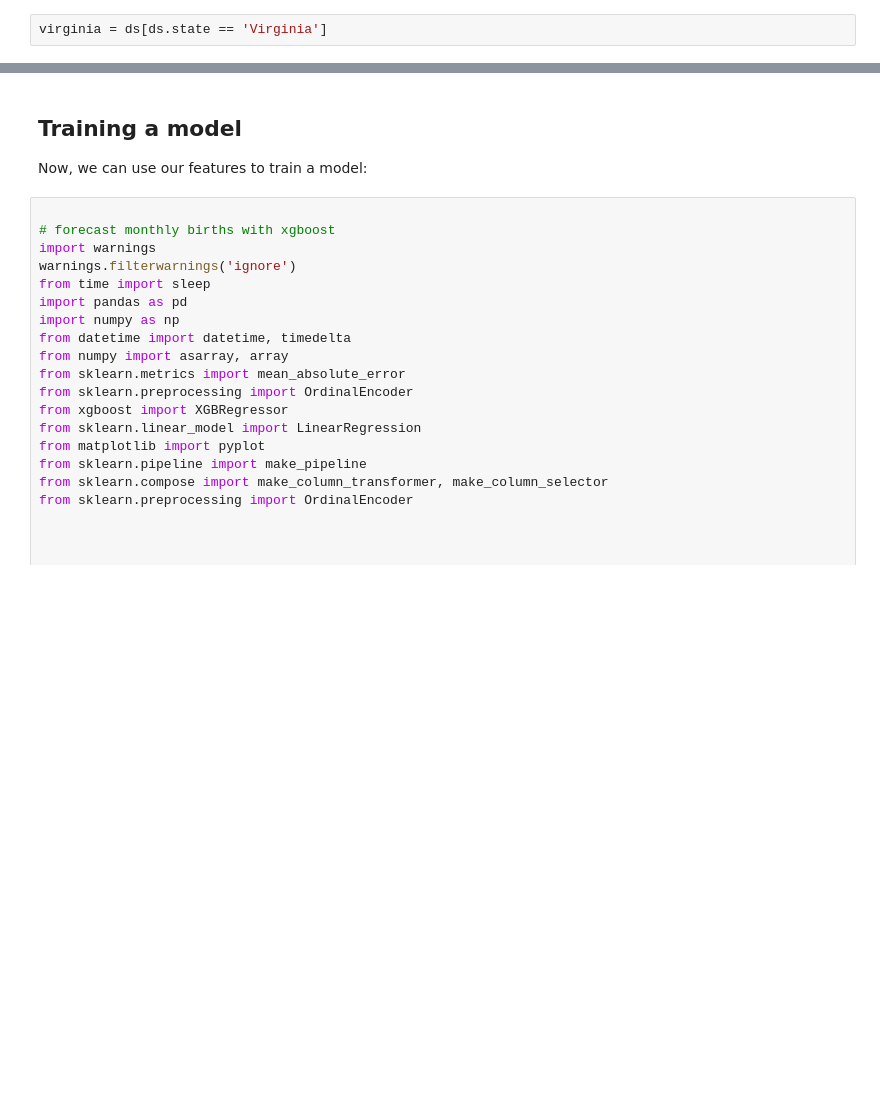
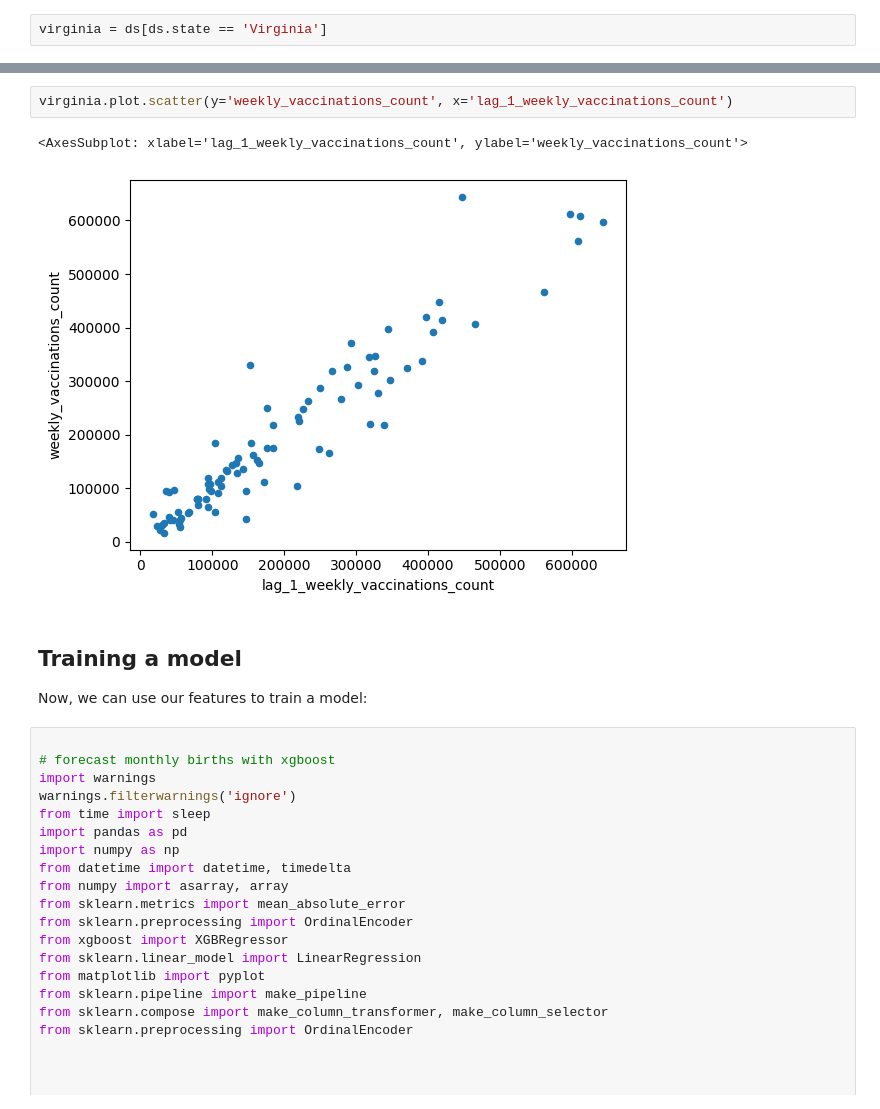
Before and after one commit to RedisVentures/redis-feast-gcp, a Jupyter notebook: feature_store/feature_store_setup.ipynb, the cells around one changed output, grey strips where cells are left out. Saved outputs shown, nothing was run; the diff lists cells and outputs as text; blank space fills up the shorter version.

```diff
--- a/feature_store/feature_store_setup.ipynb
+++ b/feature_store/feature_store_setup.ipynb
@@ -220,3 +183,8 @@ virginia.plot.scatter(y='weekly_vaccinations_count', x='lag_2_vaccine_safety')
+# %%
+virginia.plot.scatter(y='weekly_vaccinations_count', x='lag_1_weekly_vaccinations_count')
+# %% [output]
+<AxesSubplot: xlabel='lag_1_weekly_vaccinations_count', ylabel='weekly_vaccinations_count'>
+[figure, added]
 # %% [markdown]
 ## Training a model
 
```
Also changed, not shown: parts of 36 cells of this notebook, 30 other files.
